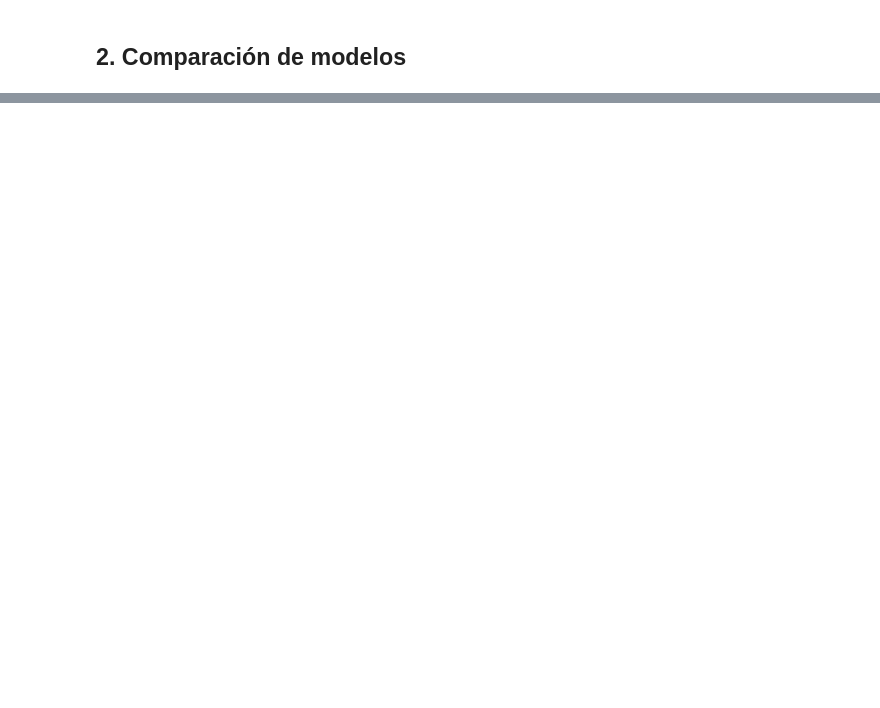
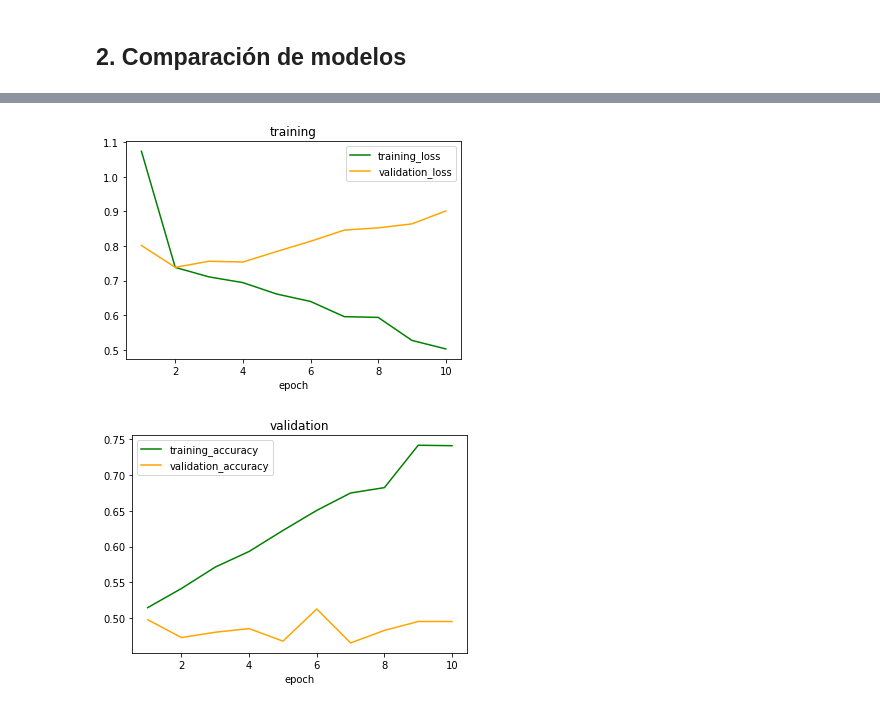
Before and after one commit to iis-project/iis-project, a Jupyter notebook: iis-project.ipynb, the cells around one changed output, grey strips where cells are left out. Saved outputs shown, nothing was run; the diff lists cells and outputs as text; code cells hidden in the pictures; blank space fills up the shorter version.

Commit message:
Pre-trained model added

```diff
--- a/iis-project.ipynb
+++ b/iis-project.ipynb
@@ -203,0 +282,23 @@ plt.close()
+# %%
+train_data = np.load('bottleneck_features_train.npy')
+train_labels = np.array(
+    [0] * int(nb_train_samples / 2) + [1] * int(nb_train_samples / 2))
+
+validation_data = np.load('bottleneck_features_validation.npy')
+validation_labels = np.array(
+    [0] * int(nb_validation_samples / 2) + [1] * int(nb_validation_samples / 2))
+
+model_1 = Sequential()
+model_1.add(Flatten(input_shape=train_data.shape[1:]))
+model_1.add(Dense(256, activation='relu'))
+model_1.add(Dropout(0.5))
+model_1.add(Dense(1, activation='sigmoid'))
+
+model_1.compile(optimizer='rmsprop',
+              loss='binary_crossentropy', metrics=['accuracy'])
+
+h = model_1.fit(train_data, train_labels,
+          epochs=10,
+          batch_size=batch_size,
+          validation_data=(validation_data, validation_labels))
+model_1.save_weights(top_model_weights_path)
@@ -203,0 +323,22 @@ plt.close()
+# %%
+# Training plots
+epochs = [i for i in range(1, len(h.history['loss'])+1)]
+
+plt.plot(epochs, h.history['loss'], color='green', label="training_loss")
+plt.plot(epochs, h.history['val_loss'], color='orange', label="validation_loss")
+plt.legend(loc='best')
+plt.title('training')
+plt.xlabel('epoch')
+plt.show()
+plt.close()
+
+plt.plot(epochs, h.history['acc'], color='green', label="training_accuracy")
+plt.plot(epochs, h.history['val_acc'], color='orange',label="validation_accuracy")
+plt.legend(loc='best')
+plt.title('validation')
+plt.xlabel('epoch')
+plt.show()
+plt.close()
+# %% [output]
+[figure, added]
+[figure, added]
```
Also changed, not shown: parts of 20 cells of this notebook.
